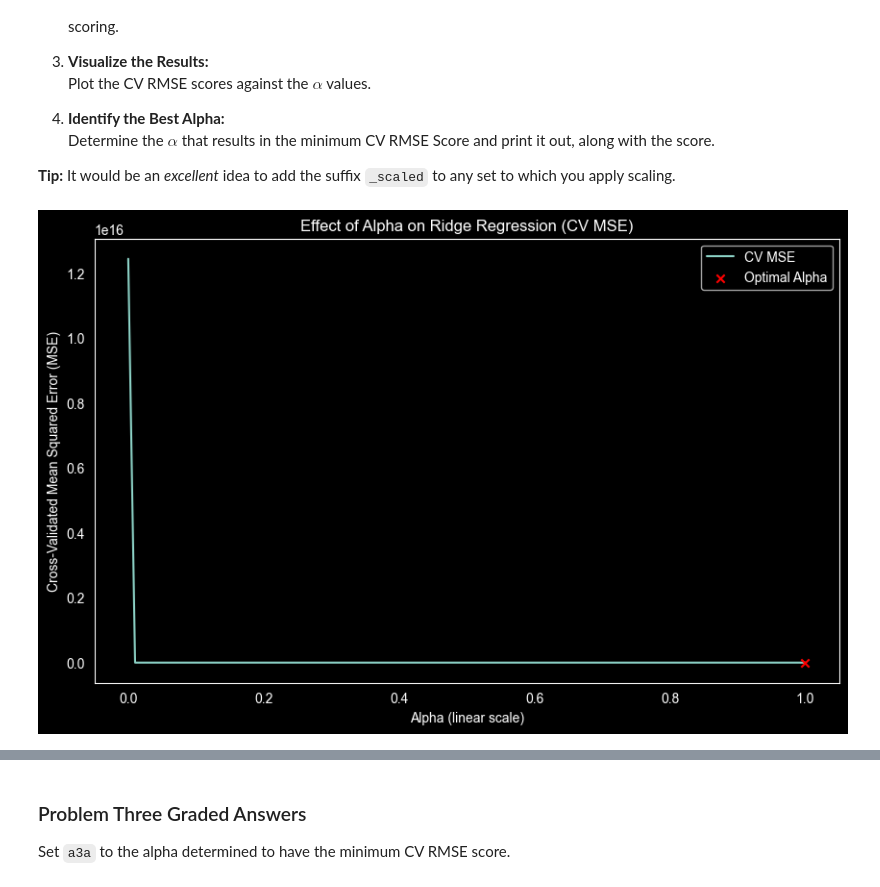
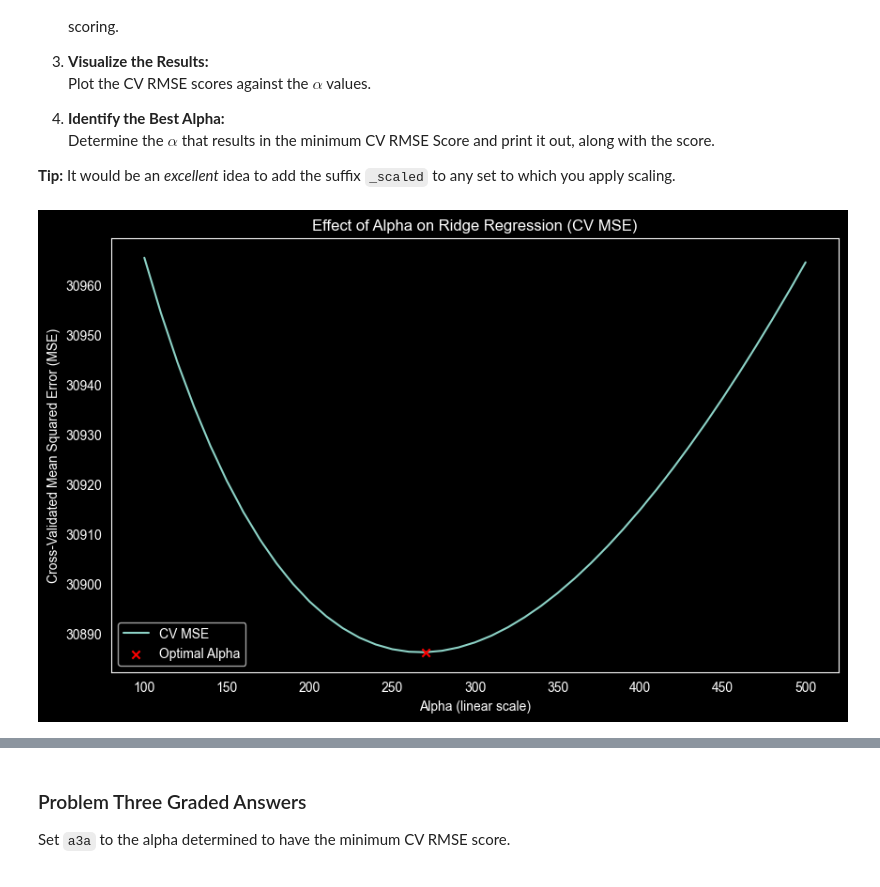
Before and after one commit to reynolkb-bu/Module-3-Assignments, a Jupyter notebook: Homework_05.ipynb, the cells around one changed output, grey strips where cells are left out. Cells and saved outputs as stored; diff of their text form; code cells hidden in the pictures.

```diff
--- a/Homework_05.ipynb
+++ b/Homework_05.ipynb
@@ -515,18 +491,18 @@ def run_ridge_regression(X_train, y_train, X_test, y_test,
     plt.title('Effect of Alpha on Ridge Regression (CV MSE)')
     plt.legend()
     plt.grid()
-    plt.ticklabel_format(axis='y', style='plain', useOfefset=False)
+    plt.ticklabel_format(axis='y', style='plain', useOffset=False)
     plt.show()
 
     return optimal_alpha, optimal_cv_score, test_rmse, optimal_model
 # %%
 optimal_alpha, optimal_cv_score, test_rmse, optimal_model = run_ridge_regression(X_train,y_train,X_test,y_test,
                      log_alphas = np.logspace(-3, 0, 100),  # Logarithmic range from 1e-6 to 1e-3
-                     lin_alphas = np.linspace(0, 1, 100),
+                     lin_alphas = np.arange(100, 510, 10),
                      log_scale=False
                     )
 # %% [output]
-[figure, old version]
+[figure, new version]
 # %%
 def print_ridge_regression(optimal_alpha, optimal_cv_score, test_rmse, optimal_model):
     # Print the optimal alpha and its CV score
```
Also changed, not shown: parts of 11 cells of this notebook.
